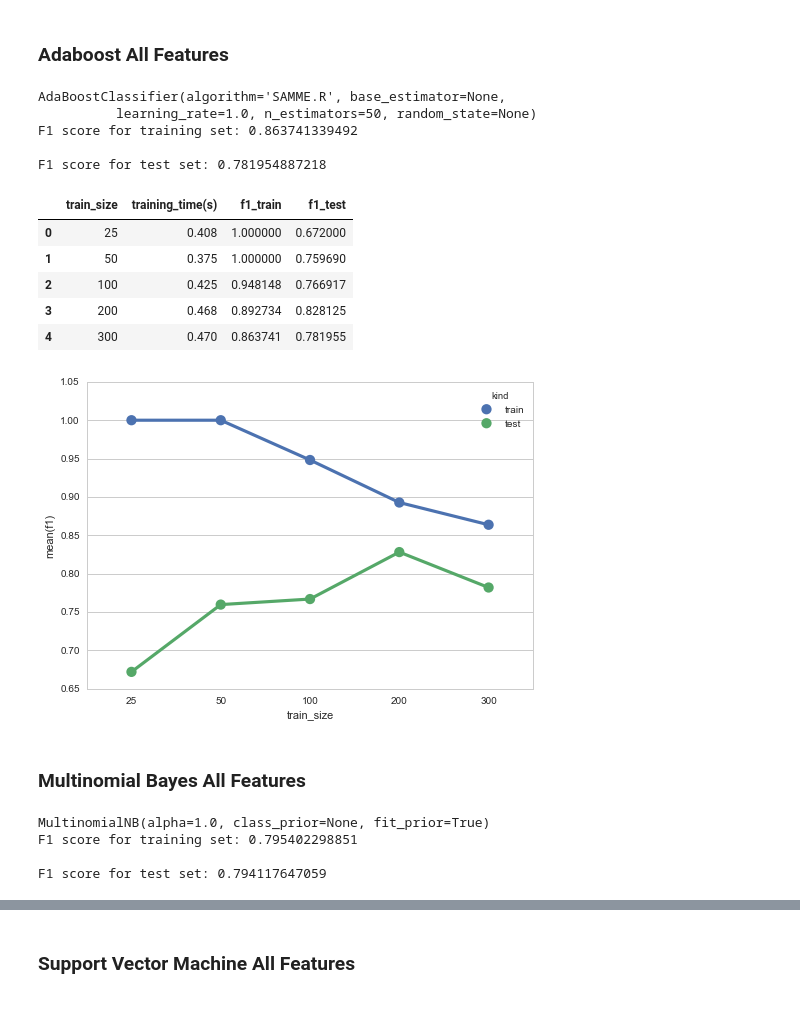
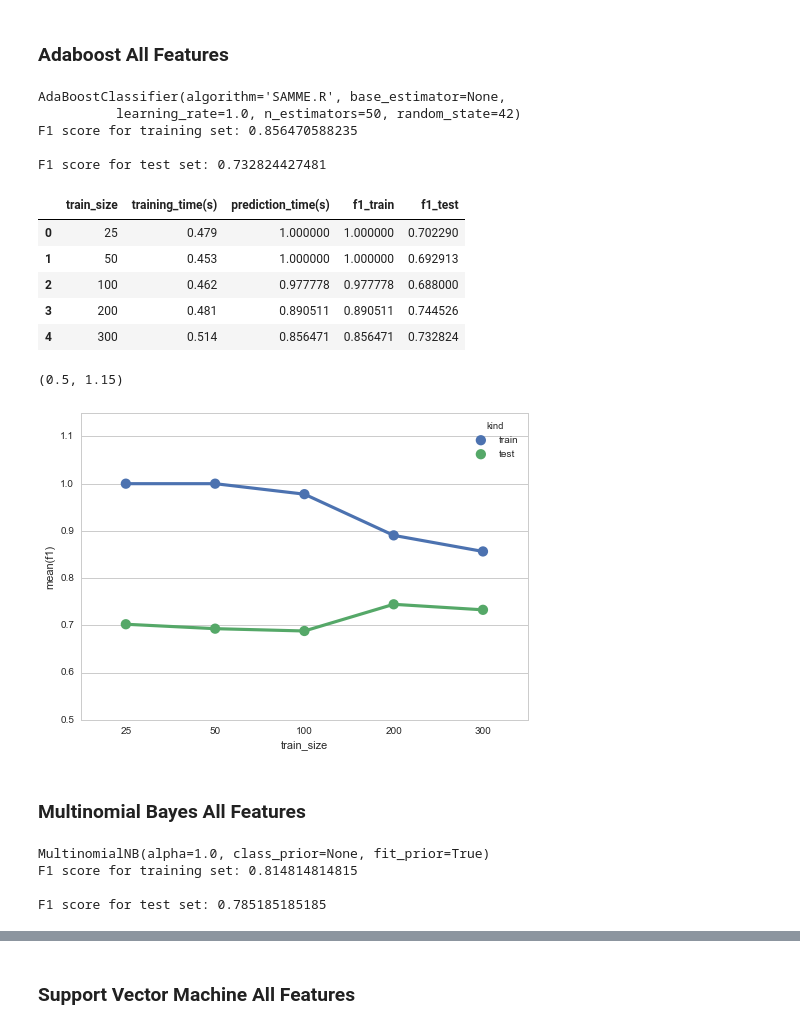
Before and after one commit to baumanab/Udacity_MachineLearningEngineer_ND, a Jupyter notebook: projects/student_intervention/student_intervention.ipynb, the cells around one changed output, grey strips where cells are left out. Drawn from its saved outputs; the diff is of its cells as text; code cells hidden in the pictures.

```diff
--- a/projects/student_intervention/student_intervention.ipynb
+++ b/projects/student_intervention/student_intervention.ipynb
@@ -191,7 +191,8 @@ from sklearn.cross_validation import train_test_split
 # TODO: Then, select features (X) and corresponding labels (y) for the training and test sets
 # Note: Shuffle the data or randomly select samples to avoid any bias due to ordering in the dataset
 
-X_train, X_test, y_train, y_test = train_test_split(X_all, y_all, test_size = 0.24, random_state = 42)
+X_train, X_test, y_train, y_test = train_test_split(X_all, y_all, test_size = 0.24,
+                                                    random_state = 42, stratify= y_all)
 
 #X_train = ?
 #y_train = ?
@@ -199,6 +200,8 @@ X_train, X_test, y_train, y_test = train_test_split(X_all, y_all, test_size = 0.
 #y_test = ?
 print "Training set: {} samples".format(X_train.shape[0])
 print "Test set: {} samples".format(X_test.shape[0])
+print "Grad rate of train set: {:.2f}%".format(100 * (y_train == 'yes').mean())
+print "Grad rate of test set: {:.2f}%".format(100 * (y_test == 'yes').mean())
 # Note: If you need a validation set, extract it from within training data
 # %% [output]
 Training set: 300 samples
@@ -519,12 +524,13 @@ def train_predict(clf, X_train, y_train, X_test, y_test):
     f1_score_train = predict_labels(clf, X_train, y_train)
     f1_score_test = predict_labels(clf, X_test, y_test)
     training_time = train_classifier(clf, X_train, y_train)
+    prediction_time= predict_labels(clf, X_train, y_train)
 
-    return training_time, f1_score_train, f1_score_test
+    return training_time, prediction_time, f1_score_train, f1_score_test
 
 def build_clf_metrics_table(metrics_dict, dependent_variable_name):
     clf_df = pd.DataFrame.from_dict(metrics_dict, orient='index')
-    clf_df.columns = ["training_time(s)", "f1_train","f1_test"]
+    clf_df.columns = ["training_time(s)", "prediction_time(s)", "f1_train","f1_test"]
     clf_df = clf_df.sort_index()
     clf_df = clf_df.reset_index()
     clf_df.rename(columns={'index': dependent_variable_name},inplace=True)
@@ -550,16 +556,3 @@ def build_melted_metrics_table(df):
 def gen_test_train_plot(data, dependent_variable_name):
     plot = sns.pointplot(x= dependent_variable_name, y= 'f1', hue= 'kind', data = data)
     return plot
-
-# Train and predict using different training set sizes, now with less printy goodness
-def train_predict_noprint(clf, X_train, y_train, X_test, y_test):
-    #print "------------------------------------------"
-    #print "Training set size: {}".format(len(X_train))
-    train_classifier(clf, X_train, y_train)
-    #print "F1 score for training set: {}".format(predict_labels(clf, X_train, y_train))
-    #print "F1 score for test set: {}".format(predict_labels(clf, X_test, y_test))
-    f1_score_train = predict_labels(clf, X_train, y_train)
-    f1_score_test = predict_labels(clf, X_test, y_test)
-    training_time = train_classifier(clf, X_train, y_train)
-
-    return training_time, f1_score_train, f1_score_test
@@ -568,7 +574,7 @@ def train_predict_noprint(clf, X_train, y_train, X_test, y_test):
 # %%
 # TODO: Choose a model, import it and instantiate an object
 from sklearn.ensemble import AdaBoostClassifier
-clf = AdaBoostClassifier()
+clf = AdaBoostClassifier(random_state= 42)
 
 # Fit model to training data
 train_classifier(clf, X_train, y_train)  # note: using entire training set here
@@ -582,10 +588,10 @@ print "F1 score for training set: {} \n".format(train_f1_score)
 print "F1 score for test set: {} \n".format(predict_labels(clf, X_test, y_test))
 # %% [output]
 AdaBoostClassifier(algorithm='SAMME.R', base_estimator=None,
-          learning_rate=1.0, n_estimators=50, random_state=None)
-F1 score for training set: 0.863741339492
+          learning_rate=1.0, n_estimators=50, random_state=42)
+F1 score for training set: 0.856470588235
 
-F1 score for test set: 0.781954887218
+F1 score for test set: 0.732824427481
 # %%
 # TODO: Run the helper function above for desired subsets of training data
 # Note: Keep the test set constant
@@ -594,28 +600,30 @@ sizes = [25, 50, 100, 200, len(X_train)]
 
 metrics = {}
 for size in sizes:
-    training_time, f1_score_train, f1_score_test = train_predict(clf, X_train[:size],
+    training_time, prediction_time, f1_score_train, f1_score_test = train_predict(clf, X_train[:size],
                                                                  y_train[:size], X_test, y_test)
 
-    metrics_list = [training_time, f1_score_train, f1_score_test]
+    metrics_list = [training_time, prediction_time, f1_score_train, f1_score_test]
 
     metrics[size] = metrics_list
 # %%
 adaboost_metrics = build_clf_metrics_table(metrics, 'train_size')
 adaboost_metrics
 # %% [output]
-|  | train_size | training_time(s) | f1_train | f1_test |
-| 0 | 25 | 0.408 | 1.000000 | 0.672000 |
-| 1 | 50 | 0.375 | 1.000000 | 0.759690 |
-| 2 | 100 | 0.425 | 0.948148 | 0.766917 |
-| 3 | 200 | 0.468 | 0.892734 | 0.828125 |
-| 4 | 300 | 0.470 | 0.863741 | 0.781955 |
+|  | train_size | training_time(s) | prediction_time(s) | f1_train | f1_test |
+| 0 | 25 | 0.479 | 1.000000 | 1.000000 | 0.702290 |
+| 1 | 50 | 0.453 | 1.000000 | 1.000000 | 0.692913 |
+| 2 | 100 | 0.462 | 0.977778 | 0.977778 | 0.688000 |
+| 3 | 200 | 0.481 | 0.890511 | 0.890511 | 0.744526 |
+| 4 | 300 | 0.514 | 0.856471 | 0.856471 | 0.732824 |
 # %%
 adaboost_melted = build_melted_metrics_table(adaboost_metrics)
 
 adaboost_plot = gen_test_train_plot(adaboost_melted, 'train_size')
+plt.ylim(.50,1.15)
 # %% [output]
+(0.5, 1.15)
-[figure, old version]
+[figure, new version]
 # %% [markdown]
 ### Multinomial Bayes All Features
 # %%
@@ -635,9 +643,9 @@ print "F1 score for training set: {} \n".format(train_f1_score)
 print "F1 score for test set: {} \n".format(predict_labels(clf, X_test, y_test))
 # %% [output]
 MultinomialNB(alpha=1.0, class_prior=None, fit_prior=True)
-F1 score for training set: 0.795402298851
+F1 score for training set: 0.814814814815
 
-F1 score for test set: 0.794117647059
+F1 score for test set: 0.785185185185
 # %%
 # TODO: Run the helper function above for desired subsets of training data
 # Note: Keep the test set constant
```
Also changed, not shown: parts of 69 cells of this notebook, 5 other files.
